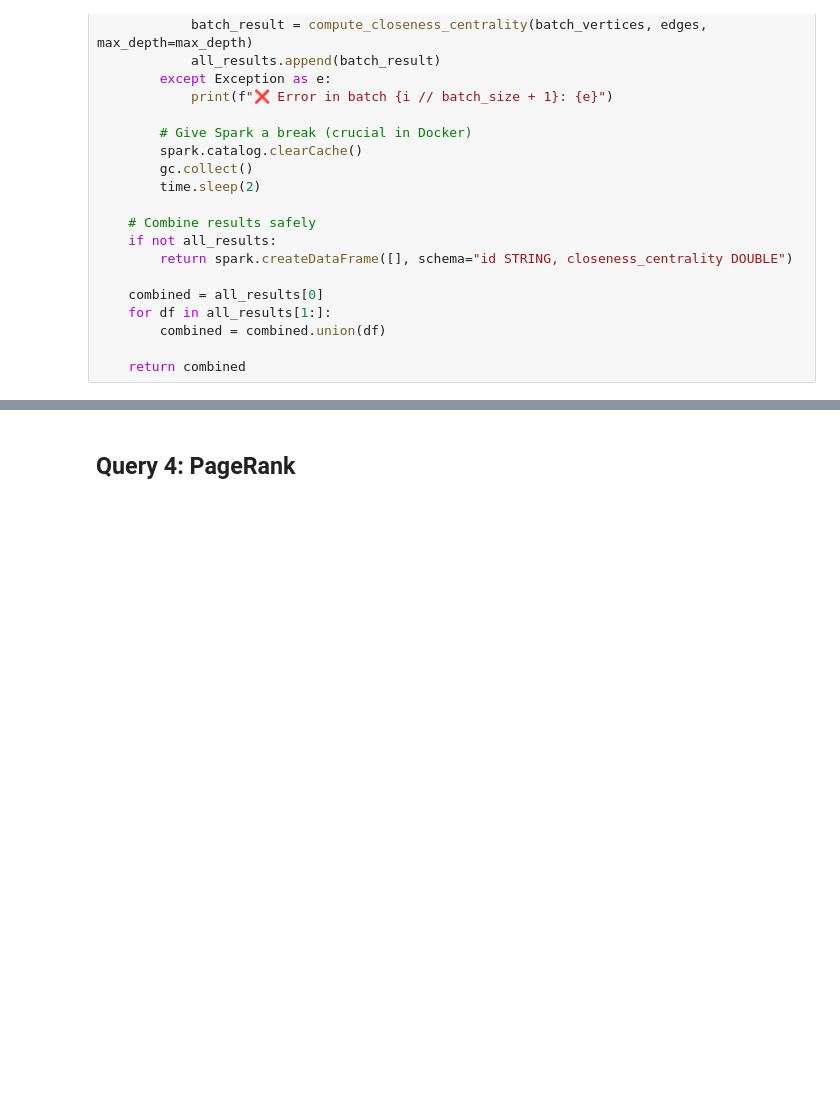
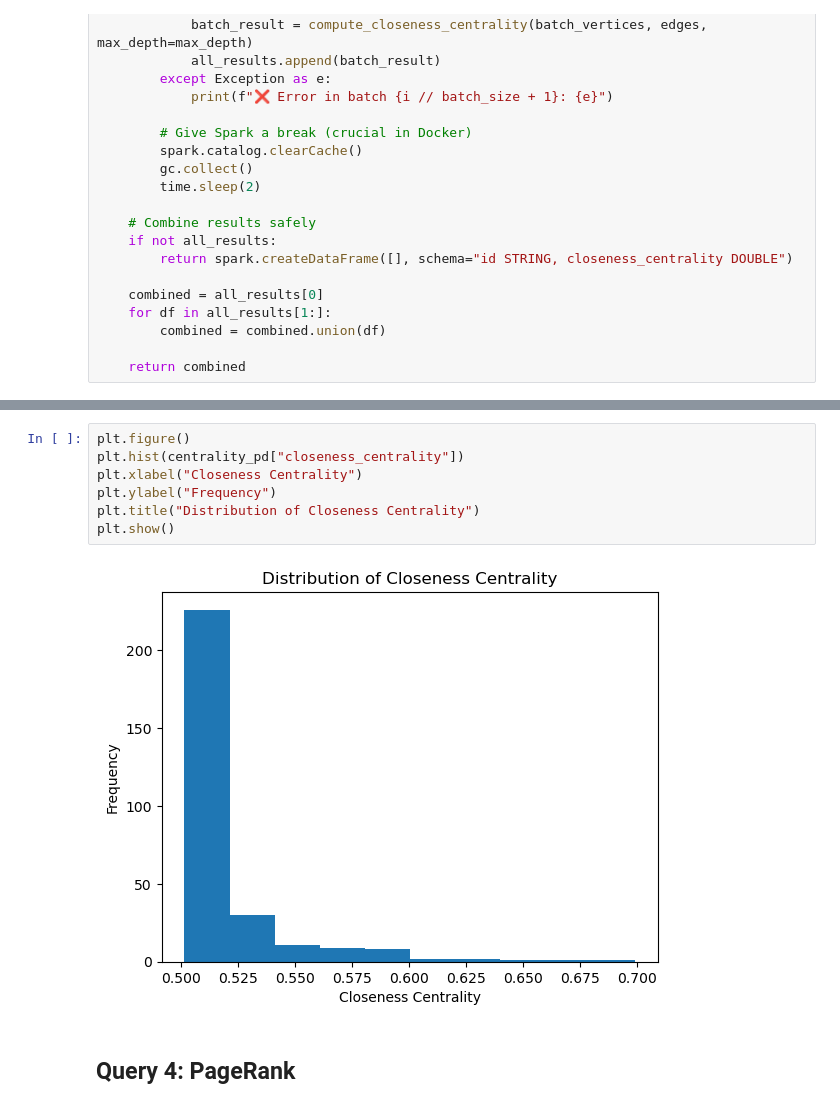
Before and after one commit to PhashaD/bdm-project-group12, a Jupyter notebook: projects/project3/project3.ipynb, the cells around one changed output, grey strips where cells are left out. Cells and saved outputs as stored; diff of their text form; blank space fills up the shorter version.

```diff
--- a/projects/project3/project3.ipynb
+++ b/projects/project3/project3.ipynb
@@ -454,3 +437,12 @@ del count
+# %%
+plt.figure()
+plt.hist(centrality_pd["closeness_centrality"])
+plt.xlabel("Closeness Centrality")
+plt.ylabel("Frequency")
+plt.title("Distribution of Closeness Centrality")
+plt.show()
+# %% [output]
+[figure, added]
 # %% [markdown]
 ## Query 4: PageRank
 # %%
```
Also changed, not shown: parts of 11 cells of this notebook, 5 other files.
